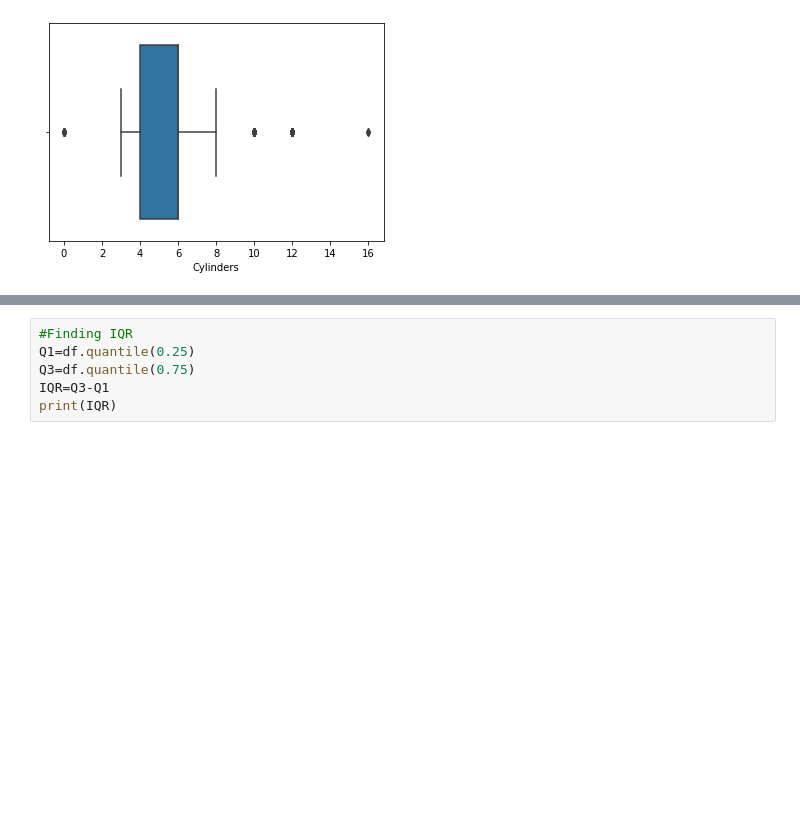
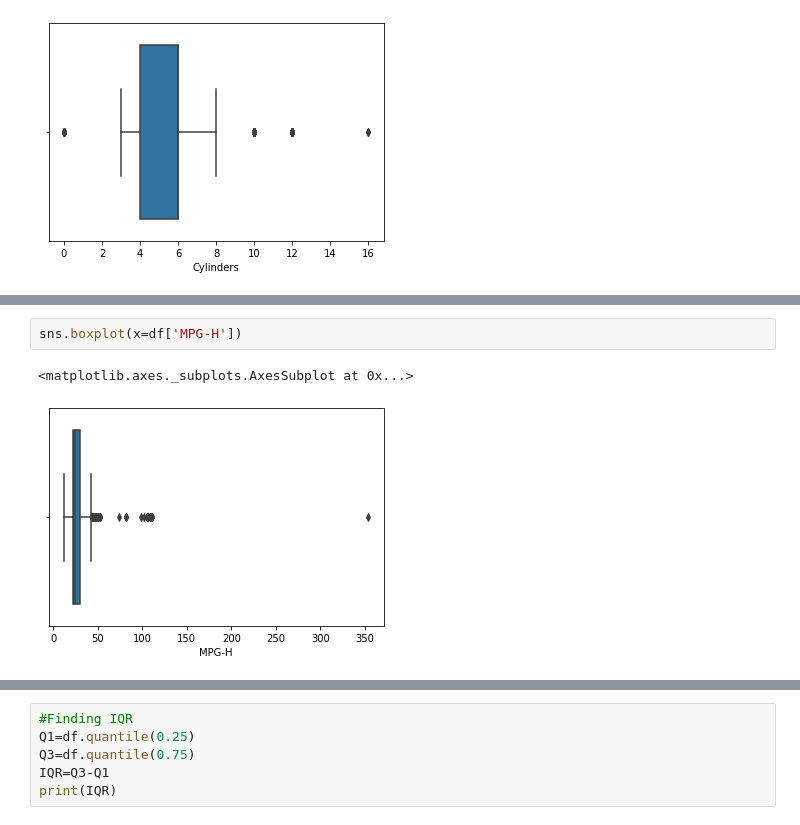
Before and after one commit to tanishka-27/internship_studio_project, a Jupyter notebook: internship_studio.ipynb, the cells around one changed output, grey strips where cells are left out. Cells and saved outputs as stored; diff of their text form; blank space fills up the shorter version.

```diff
--- a/internship_studio.ipynb
+++ b/internship_studio.ipynb
@@ -377,0 +391,5 @@ sns.boxplot(x=df['Cylinders'])
+# %%
+sns.boxplot(x=df['MPG-H'])
+# %% [output]
+<matplotlib.axes._subplots.AxesSubplot at 0x...>
+[figure, added]
```
Also changed, not shown: parts of 30 cells of this notebook.
